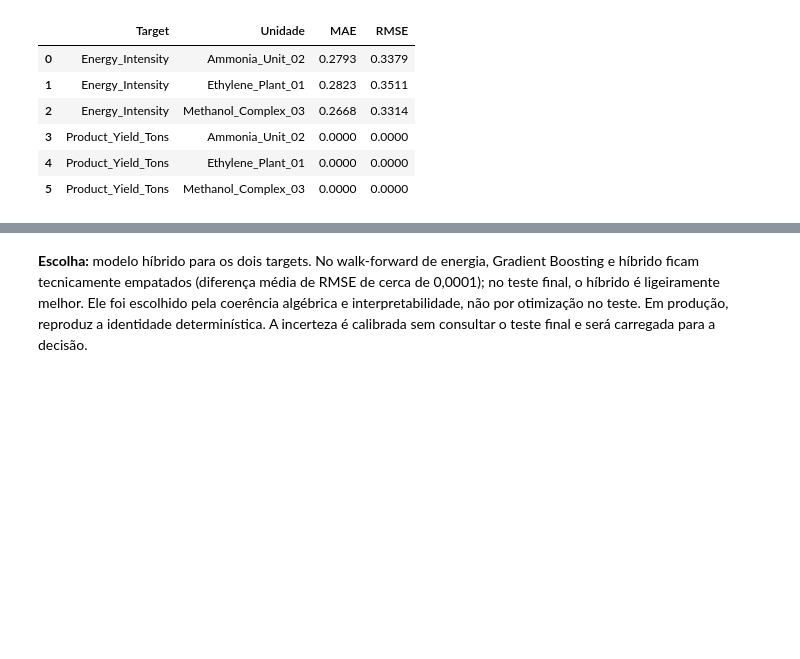
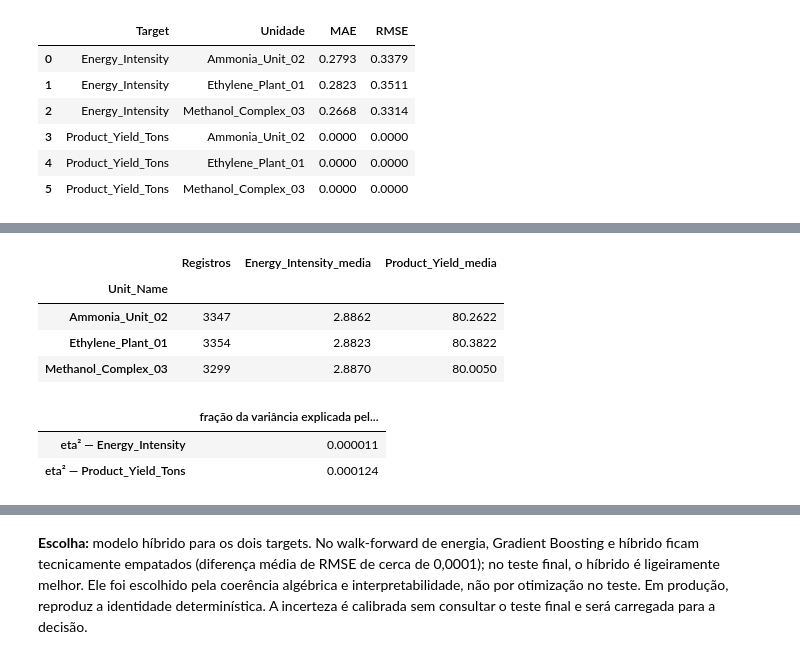
Before and after one commit to emissilva/trabalho-otimizacao-petroquimica, a Jupyter notebook: notebook/pipeline_petroquimico.ipynb, the cells around one changed output, grey strips where cells are left out. Drawn from its saved outputs; the diff is of its cells as text; code cells hidden in the pictures; blank space fills up the shorter version.

```diff
--- a/notebook/pipeline_petroquimico.ipynb
+++ b/notebook/pipeline_petroquimico.ipynb
@@ -342,0 +396,35 @@ pd.DataFrame(segment_rows).round(4)
+# %%
+# Tamanho e médias por produto/unidade.
+product_summary = (
+    df.groupby("Unit_Name")
+      .agg(
+          Registros=("Unit_Name", "size"),
+          Energy_Intensity_media=("Energy_Intensity", "mean"),
+          Product_Yield_media=("Product_Yield_Tons", "mean"),
+      )
+)
+
+# Quanto da variância total é explicado apenas pela unidade (eta quadrado).
+def unit_eta_squared(target):
+    grand_mean = df[target].mean()
+    between = sum(
+        len(group) * (group[target].mean() - grand_mean) ** 2
+        for _, group in df.groupby("Unit_Name")
+    )
+    total = ((df[target] - grand_mean) ** 2).sum()
+    return between / total
+
+display(product_summary.round(4))
+display(pd.Series({
+    "eta² — Energy_Intensity": unit_eta_squared("Energy_Intensity"),
+    "eta² — Product_Yield_Tons": unit_eta_squared("Product_Yield_Tons"),
+}).to_frame("fração da variância explicada pela unidade"))
+# %% [output]
+|  | Registros | Energy_Intensity_media | Product_Yield_media |
+| Unit_Name |  |  |  |
+| Ammonia_Unit_02 | 3347 | 2.8862 | 80.2622 |
+| Ethylene_Plant_01 | 3354 | 2.8823 | 80.3822 |
+| Methanol_Complex_03 | 3299 | 2.8870 | 80.0050 |
+|  | fração da variância explicada pel... |
+| eta² — Energy_Intensity | 0.000011 |
+| eta² — Product_Yield_Tons | 0.000124 |
```
Also changed, not shown: parts of 11 cells of this notebook, 10 other files.
